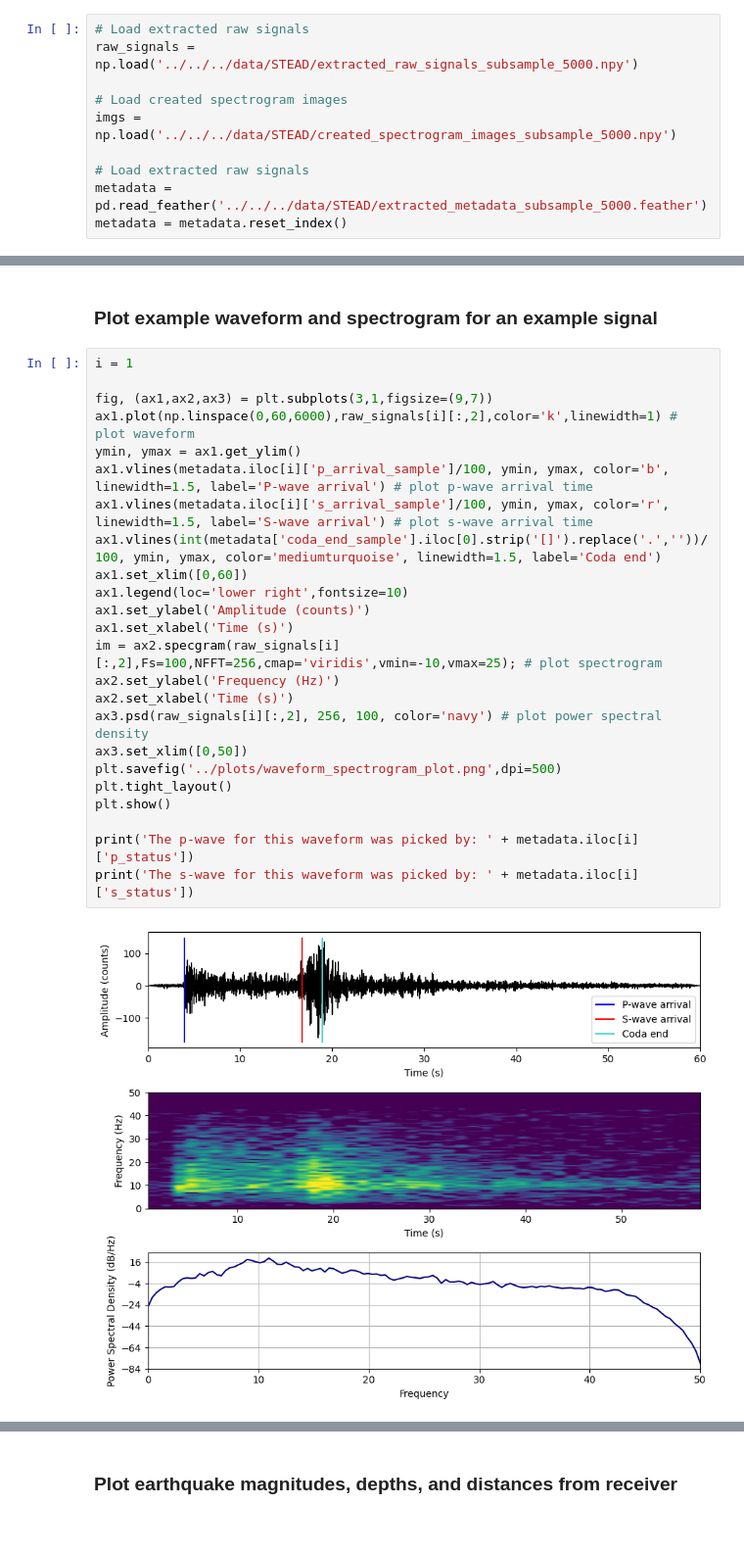
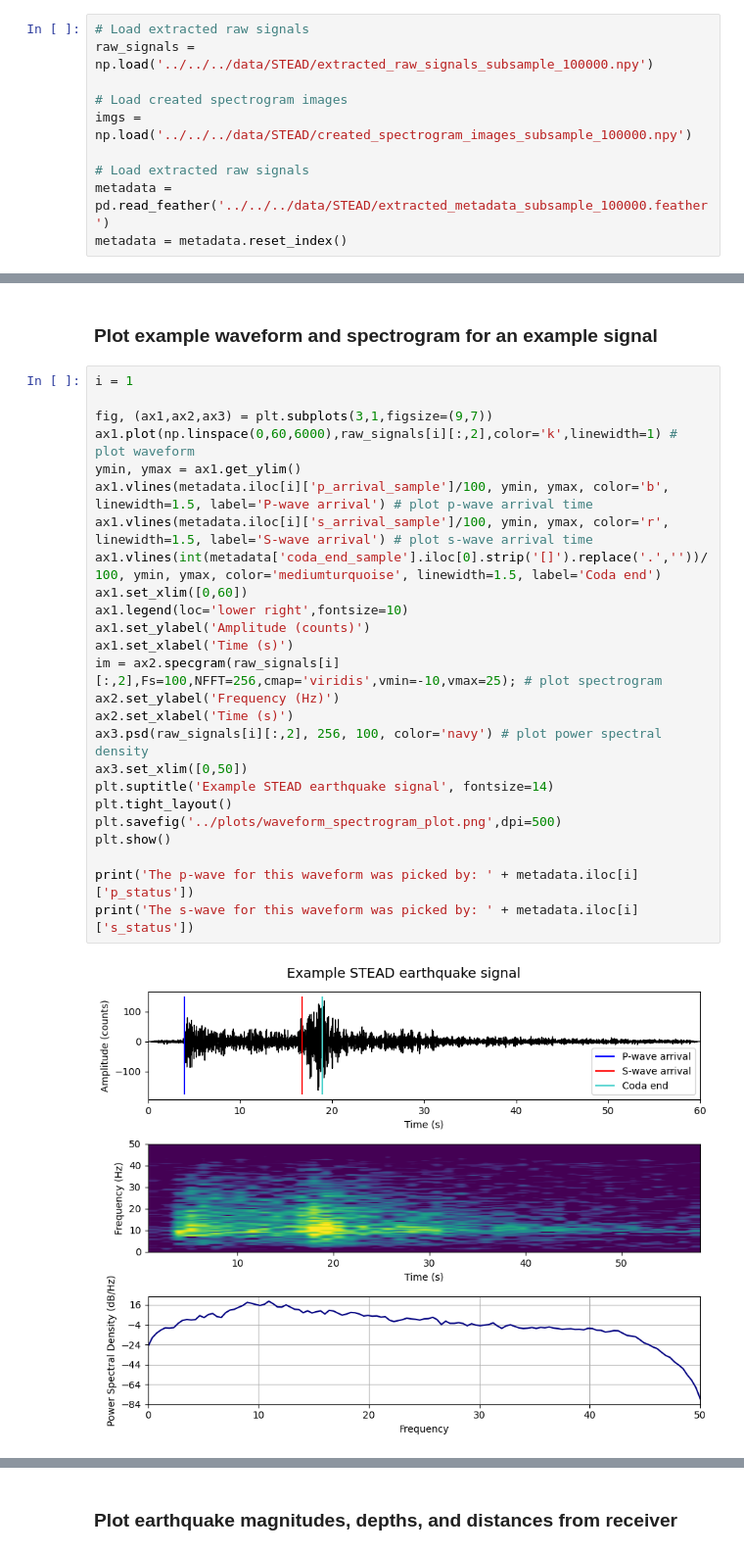
Before and after one commit to kaelynn-rose/Earthquake_Detection, a Jupyter notebook: notebooks/exploratory_data_analysis.ipynb, the cells around one changed output, grey strips where cells are left out. Shown at 98% size. Cells and saved outputs as stored; diff of their text form; blank space fills up the shorter version.

```diff
--- a/notebooks/exploratory_data_analysis.ipynb
+++ b/notebooks/exploratory_data_analysis.ipynb
@@ -18,13 +18,13 @@ import pandas as pd
 ### Load preprocessed data
 # %%
 # Load extracted raw signals
-raw_signals = np.load('../../../data/STEAD/extracted_raw_signals_subsample_5000.npy')
+raw_signals = np.load('../../../data/STEAD/extracted_raw_signals_subsample_100000.npy')
 
 # Load created spectrogram images
-imgs = np.load('../../../data/STEAD/created_spectrogram_images_subsample_5000.npy')
+imgs = np.load('../../../data/STEAD/created_spectrogram_images_subsample_100000.npy')
 
 # Load extracted raw signals
-metadata = pd.read_feather('../../../data/STEAD/extracted_metadata_subsample_5000.feather')
+metadata = pd.read_feather('../../../data/STEAD/extracted_metadata_subsample_100000.feather')
 metadata = metadata.reset_index()
 # %%
 metadata
@@ -47,29 +47,30 @@ metadata
 # %%
 i = 1
 
 fig, (ax1,ax2,ax3) = plt.subplots(3,1,figsize=(9,7))
 ax1.plot(np.linspace(0,60,6000),raw_signals[i][:,2],color='k',linewidth=1) # plot waveform
 ymin, ymax = ax1.get_ylim()
 ax1.vlines(metadata.iloc[i]['p_arrival_sample']/100, ymin, ymax, color='b', linewidth=1.5, label='P-wave arrival') # plot p-wave arrival time
 ax1.vlines(metadata.iloc[i]['s_arrival_sample']/100, ymin, ymax, color='r', linewidth=1.5, label='S-wave arrival') # plot s-wave arrival time
 ax1.vlines(int(metadata['coda_end_sample'].iloc[0].strip('[]').replace('.',''))/100, ymin, ymax, color='mediumturquoise', linewidth=1.5, label='Coda end')
 ax1.set_xlim([0,60])
 ax1.legend(loc='lower right',fontsize=10)
 ax1.set_ylabel('Amplitude (counts)')
 ax1.set_xlabel('Time (s)')
 im = ax2.specgram(raw_signals[i][:,2],Fs=100,NFFT=256,cmap='viridis',vmin=-10,vmax=25); # plot spectrogram
 ax2.set_ylabel('Frequency (Hz)')
 ax2.set_xlabel('Time (s)')
 ax3.psd(raw_signals[i][:,2], 256, 100, color='navy') # plot power spectral density
 ax3.set_xlim([0,50])
+plt.suptitle('Example STEAD earthquake signal', fontsize=14)
+plt.tight_layout()
 plt.savefig('../plots/waveform_spectrogram_plot.png',dpi=500)
-plt.tight_layout()
 plt.show()
 
 print('The p-wave for this waveform was picked by: ' + metadata.iloc[i]['p_status'])
 print('The s-wave for this waveform was picked by: ' + metadata.iloc[i]['s_status'])
 # %% [output]
-[figure, old version]
+[figure, new version]
 The p-wave for this waveform was picked by: manual
 The s-wave for this waveform was picked by: manual
 # %% [markdown]
```
Also changed, not shown: parts of 7 cells of this notebook, 9 other files.
